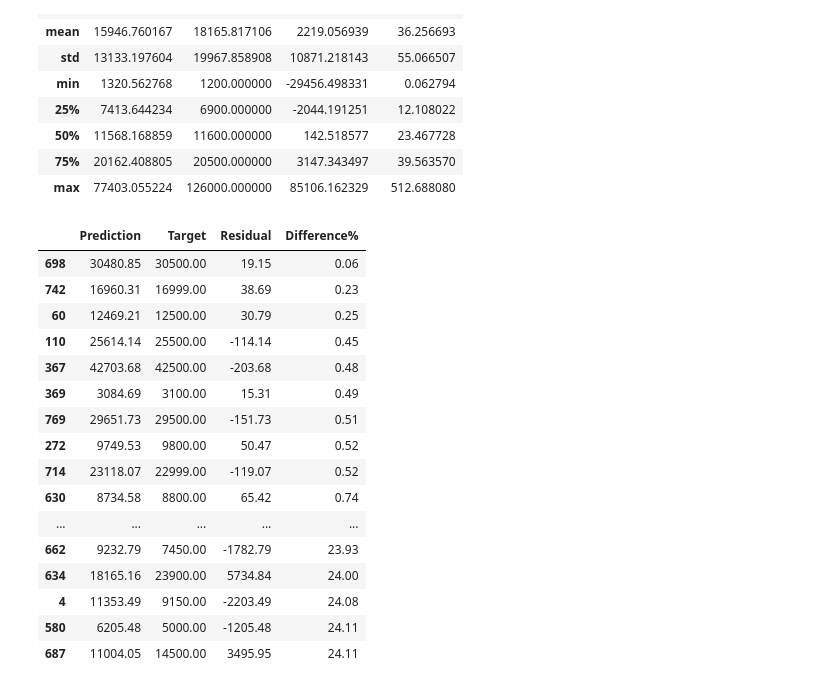
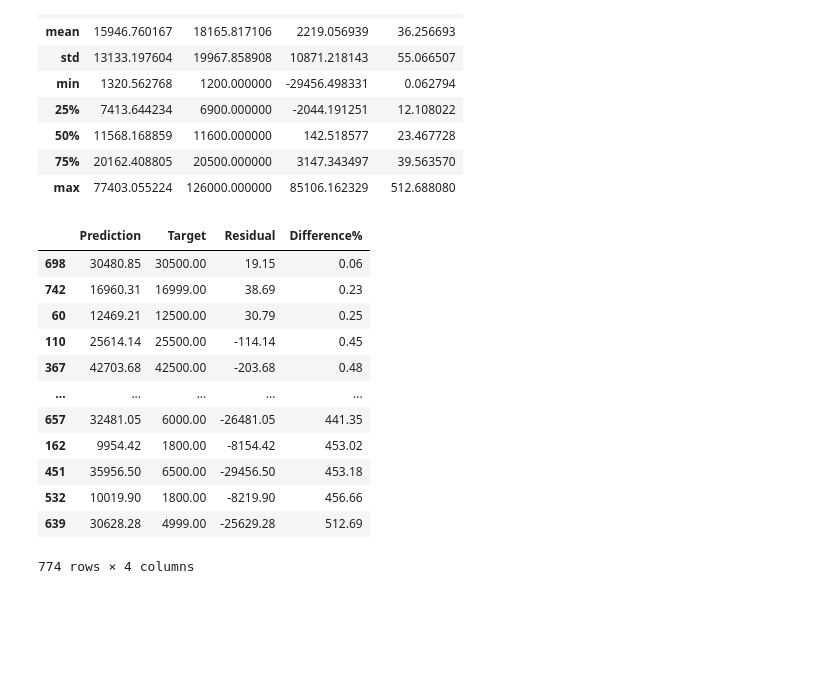
Before and after one commit to Hussein24Mh/Predict_The_Price_Of_Used_Cars, a Jupyter notebook: Code.ipynb, the cells around one changed output. Drawn from its saved outputs; the diff is of its cells as text; code cells hidden in the pictures; blank space fills up the shorter version.

```diff
--- a/Code.ipynb
+++ b/Code.ipynb
@@ -511,26 +511,22 @@ df_pf.describe()
 | 75% | 20162.408805 | 20500.000000 | 3147.343497 | 39.563570 |
 | max | 77403.055224 | 126000.000000 | 85106.162329 | 512.688080 |
 # %%
-pd.options.display.max_rows = 999
+pd.options.display.max_rows = 20
 # Moreover, to make the dataset clear, we can display the result with only 2 digits after the dot
 pd.set_option('display.float_format', lambda x: '%.2f' % x)
 # Finally, we sort by difference in % and manually check the model
 df_pf.sort_values(by=['Difference%'])
 # %% [output]
 |  | Prediction | Target | Residual | Difference% |
 | 698 | 30480.85 | 30500.00 | 19.15 | 0.06 |
 | 742 | 16960.31 | 16999.00 | 38.69 | 0.23 |
 | 60 | 12469.21 | 12500.00 | 30.79 | 0.25 |
 | 110 | 25614.14 | 25500.00 | -114.14 | 0.45 |
 | 367 | 42703.68 | 42500.00 | -203.68 | 0.48 |
-| 369 | 3084.69 | 3100.00 | 15.31 | 0.49 |
-| 769 | 29651.73 | 29500.00 | -151.73 | 0.51 |
-| 272 | 9749.53 | 9800.00 | 50.47 | 0.52 |
-| 714 | 23118.07 | 22999.00 | -119.07 | 0.52 |
-| 630 | 8734.58 | 8800.00 | 65.42 | 0.74 |
 | ... | ... | ... | ... | ... |
-| 662 | 9232.79 | 7450.00 | -1782.79 | 23.93 |
-| 634 | 18165.16 | 23900.00 | 5734.84 | 24.00 |
-| 4 | 11353.49 | 9150.00 | -2203.49 | 24.08 |
-| 580 | 6205.48 | 5000.00 | -1205.48 | 24.11 |
-| 687 | 11004.05 | 14500.00 | 3495.95 | 24.11 |
+| 657 | 32481.05 | 6000.00 | -26481.05 | 441.35 |
+| 162 | 9954.42 | 1800.00 | -8154.42 | 453.02 |
+| 451 | 35956.50 | 6500.00 | -29456.50 | 453.18 |
+| 532 | 10019.90 | 1800.00 | -8219.90 | 456.66 |
+| 639 | 30628.28 | 4999.00 | -25629.28 | 512.69 |
+774 rows × 4 columns
```
